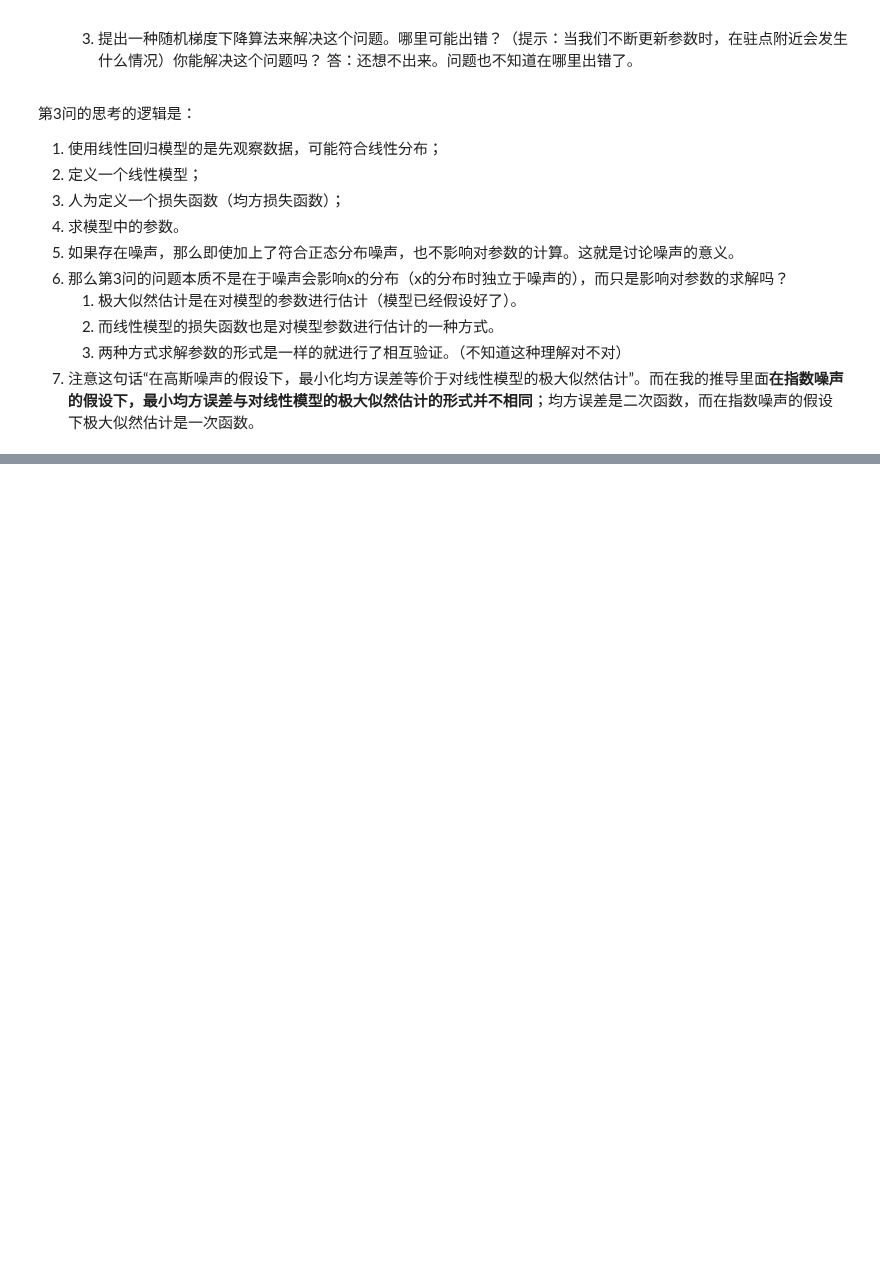
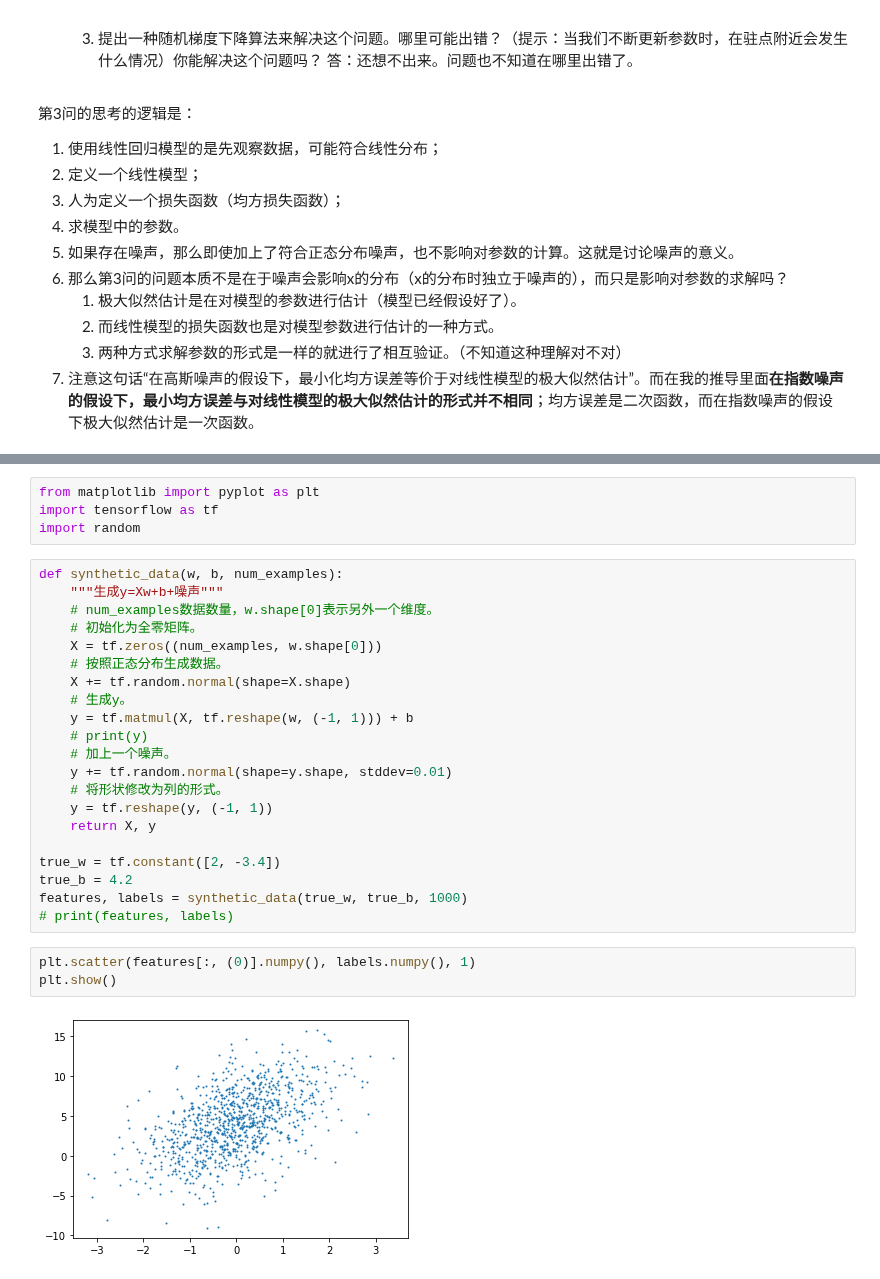
Before and after one commit to youareeverysingleday/MachineLearningAssignments, a Jupyter notebook: notes/DiveIntoDeepLearning/Chapter3_LinearRegression.ipynb, the cells around one changed output, grey strips where cells are left out. Drawn from its saved outputs; the diff is of its cells as text; blank space fills up the shorter version.

```diff
--- a/notes/DiveIntoDeepLearning/Chapter3_LinearRegression.ipynb
+++ b/notes/DiveIntoDeepLearning/Chapter3_LinearRegression.ipynb
@@ -375,0 +381,30 @@ $$
+# %%
+from matplotlib import pyplot as plt
+import tensorflow as tf
+import random
+# %%
+def synthetic_data(w, b, num_examples):
+    """生成y=Xw+b+噪声"""
+    # num_examples数据数量，w.shape[0]表示另外一个维度。
+    # 初始化为全零矩阵。
+    X = tf.zeros((num_examples, w.shape[0]))
+    # 按照正态分布生成数据。
+    X += tf.random.normal(shape=X.shape)
+    # 生成y。
+    y = tf.matmul(X, tf.reshape(w, (-1, 1))) + b
+    # print(y)
+    # 加上一个噪声。
+    y += tf.random.normal(shape=y.shape, stddev=0.01)
+    # 将形状修改为列的形式。
+    y = tf.reshape(y, (-1, 1))
+    return X, y
+
+true_w = tf.constant([2, -3.4])
+true_b = 4.2
+features, labels = synthetic_data(true_w, true_b, 1000)
+# print(features, labels)
+# %%
+plt.scatter(features[:, (0)].numpy(), labels.numpy(), 1)
+plt.show()
+# %% [output]
+[figure, added]
```
Also changed, not shown: parts of 14 cells of this notebook, 5 other files.
